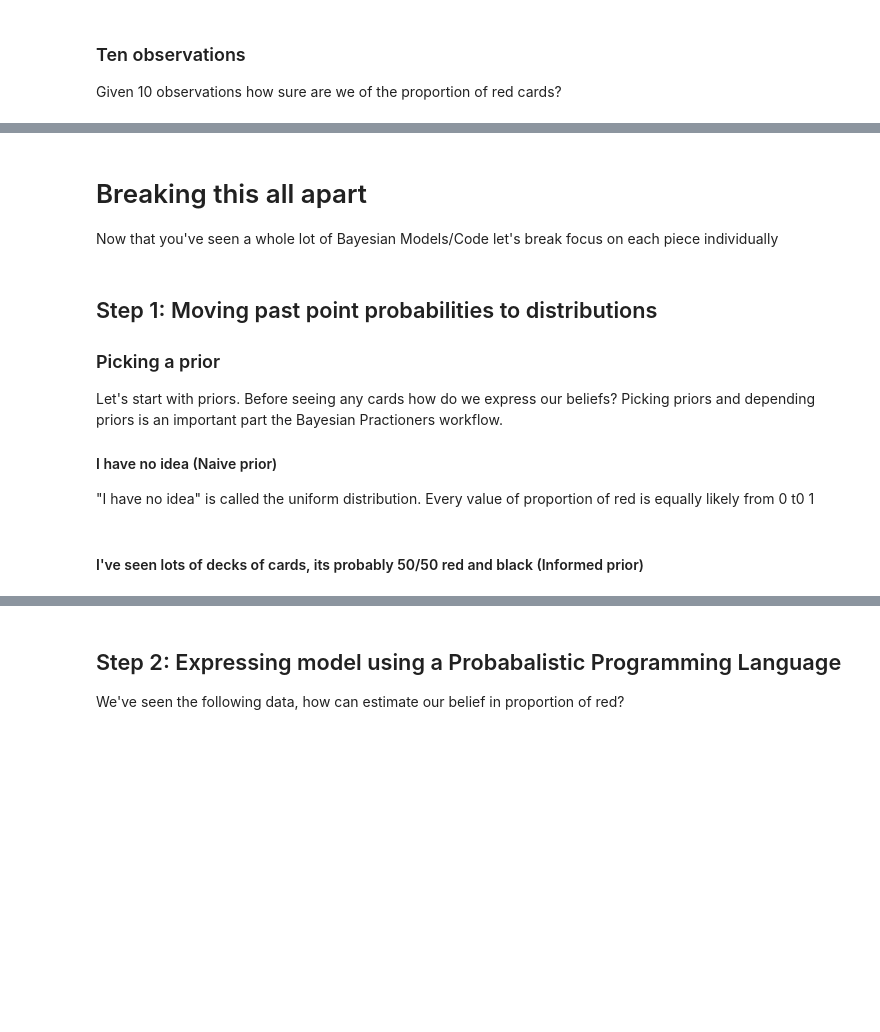
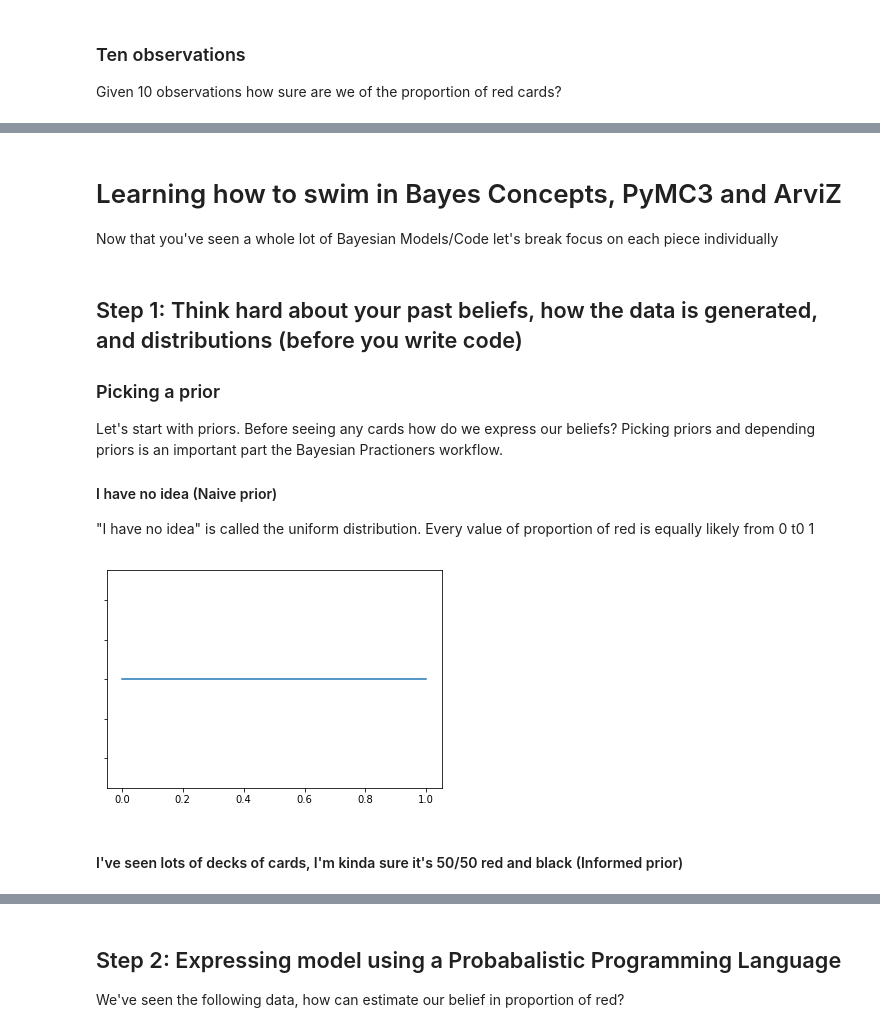
Before and after one commit to canyon289/pyladies-bayes, a Jupyter notebook: 1_BayesIntuition.ipynb, the cells around one changed output, grey strips where cells are left out. Cells and saved outputs as stored; diff of their text form; code cells hidden in the pictures; blank space fills up the shorter version.

```diff
--- a/1_BayesIntuition.ipynb
+++ b/1_BayesIntuition.ipynb
@@ -202,8 +234,8 @@ array([<matplotlib.axes._subplots.AxesSubplot object at 0x...>],
 # %% [markdown]
-# Breaking this all apart
+# Learning how to swim in Bayes Concepts, PyMC3 and ArviZ
 Now that you've seen a whole lot of Bayesian Models/Code let's break focus on each piece individually
 # %% [markdown]
-## Step 1: Moving past point probabilities to distributions
+## Step 1: Think hard about your past beliefs, how the data is generated, and distributions (before you write code)
 
 ### Picking a prior
 Let's start with priors. Before seeing any cards how do we express our beliefs? Picking priors and depending priors is an important part the Bayesian Practioners workflow.
@@ -216,2 +245,15 @@ belief_in_parameter =
+# %%
+possible_values_of_red = np.linspace(0,1, 1000)
+belief_in_parameter = np.repeat([1], 1000)
+
+fig, ax = plt.subplots()
+
+ax.plot(possible_values_of_red, belief_in_parameter)
+
+# ax.axvline(.2, c="r", linestyle=':')
+# ax.axvline(.5, c="r", linestyle=':')
+ax.set_yticklabels([]);
+# %% [output]
+[figure, added]
 # %% [markdown]
-#### I've seen lots of decks of cards, its probably 50/50 red and black (Informed prior)
+#### I've seen lots of decks of cards, I'm kinda sure it's 50/50 red and black (Informed prior)
```
Also changed, not shown: parts of 35 cells of this notebook.
